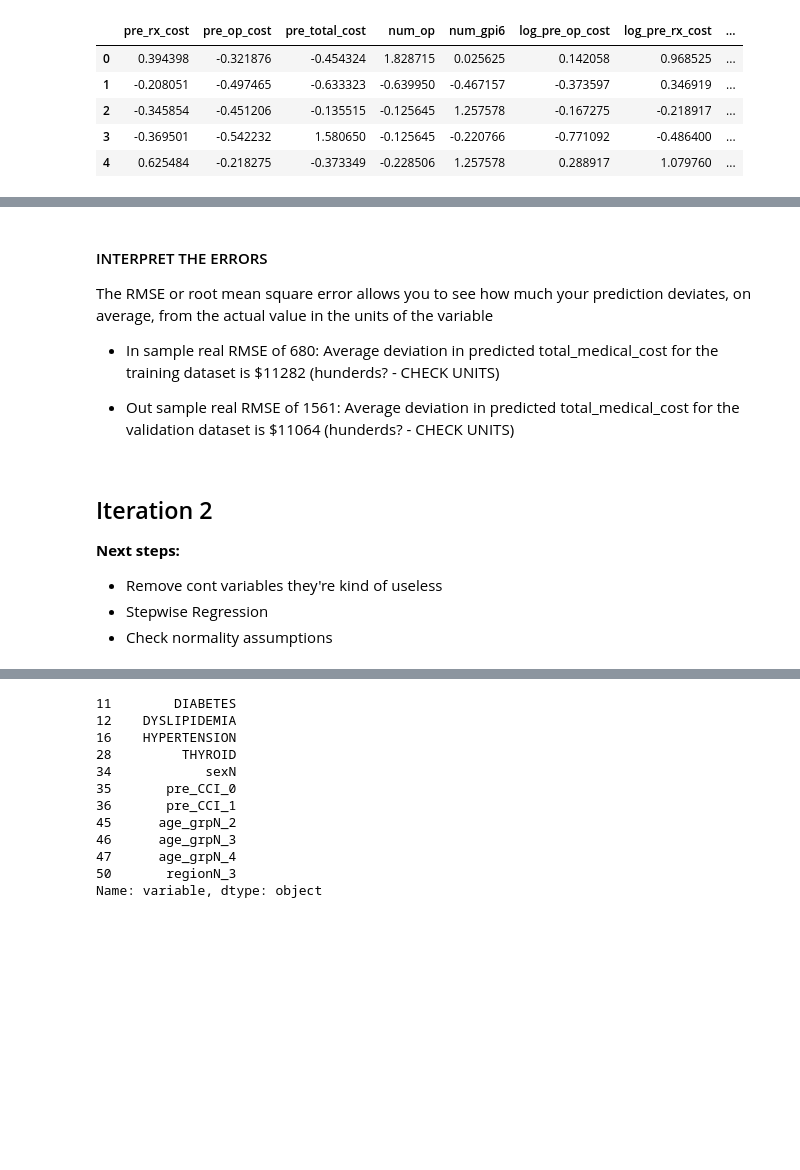
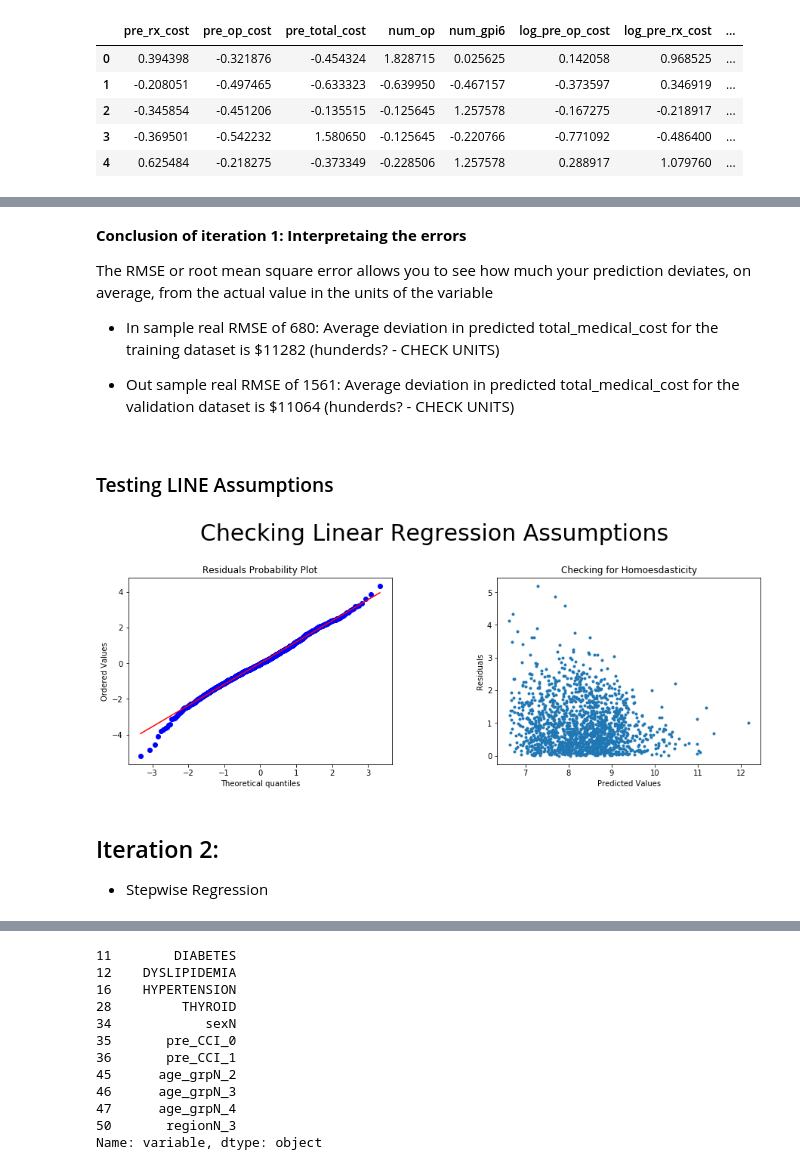
Before and after one commit to edalrami/hccs-final, a Jupyter notebook: Healthcare Final Project - DR.ipynb, the cells around one changed output, grey strips where cells are left out. Drawn from its saved outputs; the diff is of its cells as text; code cells hidden in the pictures; blank space fills up the shorter version.

```diff
--- a/Healthcare Final Project - DR.ipynb
+++ b/Healthcare Final Project - DR.ipynb
@@ -523,15 +620,8 @@ np.sqrt(mean_squared_error(np.log(y_val_reg), regr.predict(X_val_reg)))
 # %% [markdown]
-#### INTERPRET THE ERRORS
+**Conclusion of iteration 1: Interpretaing the errors**
 
 The RMSE or root mean square error allows you to see how much your prediction deviates, on average, from the actual value in the units of the variable
 
 - In sample real RMSE of 680: Average deviation in predicted total_medical_cost for the training dataset is $11282 (hunderds? - CHECK UNITS)
 
 - Out sample real RMSE of 1561: Average deviation in predicted total_medical_cost for the validation dataset is $11064 (hunderds? - CHECK UNITS)
-# %% [markdown]
-## Iteration 2
-
-**Next steps:**
-- Remove cont variables they're kind of useless
-- Stepwise Regression
-- Check normality assumptions
@@ -539,0 +628,51 @@ The RMSE or root mean square error allows you to see how much your prediction de
+# %% [markdown]
+### Testing LINE Assumptions
+# %%
+def LINE_test_plot(df):
+
+    """
+    Performs a LINE check and returns the relevant plots
+    """
+
+
+    # combining X, Y data to use into
+    ols_train_data = df
+
+    all_columns = "+".join([x for x in ols_train_data.columns if x != 'post_total_cost'])
+
+    my_formula = "post_total_cost~" + all_columns
+    mlr_model1 = smf.ols(my_formula, data = ols_train_data).fit()
+
+    # Setting up the plot sizes and stuff
+    plt.figure(figsize=(15,10))
+    plt.subplots_adjust(left=None, bottom=None, right=None, top=None, wspace=0.4, hspace=None)
+    plt.suptitle('Checking Linear Regression Assumptions', fontsize=30)
+
+    #-------------------------------------------
+    plt.subplot(2,2,1)
+
+    # Q-Q plot
+
+    stats.probplot(mlr_model1.resid, plot= plt)
+    plt.title("Residuals Probability Plot")
+
+    #-------------------------------------------
+    plt.subplot(2,2,2)
+
+    residuals = abs(mlr_model1.predict(ols_train_data[[x for x in ols_train_data.columns if x != 'post_total_cost']]) - ols_train_data.post_total_cost)
+    preds = mlr_model1.predict(ols_train_data[[x for x in ols_train_data.columns if x != 'post_total_cost']])
+
+
+    # plotting everything for Homoesdasticity
+    plt.title("Checking for Homoesdasticity")
+    plt.plot(preds ,residuals, '.')
+    plt.xlabel('Predicted Values')
+    plt.ylabel('Residuals')
+# %%
+LINE_test_plot(pd.concat([X_train_reg,  np.log(y_train_reg) ],1))
+# %% [output]
+[figure, added]
+# %% [markdown]
+## Iteration 2:
+
+- Stepwise Regression
```
Also changed, not shown: parts of 60 cells of this notebook.
